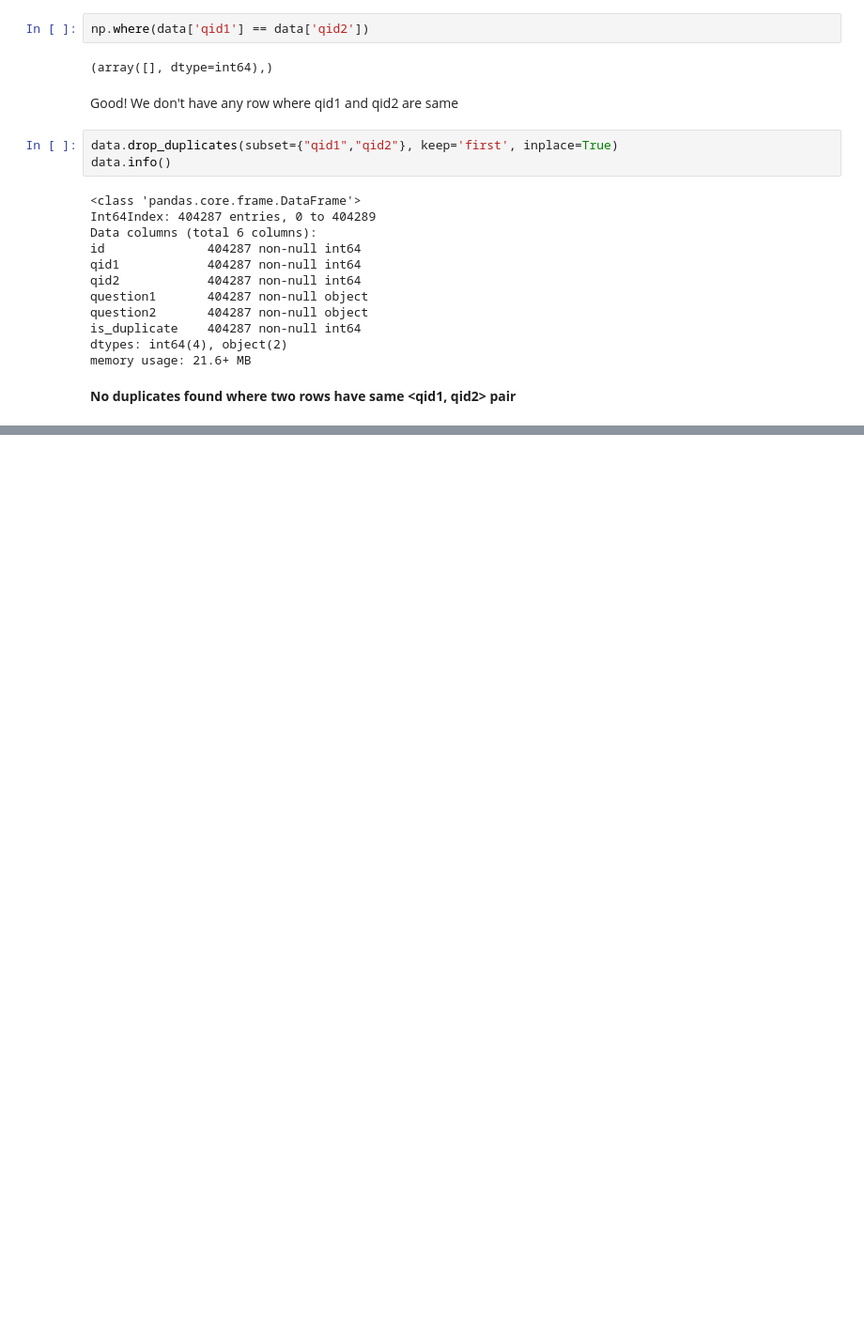
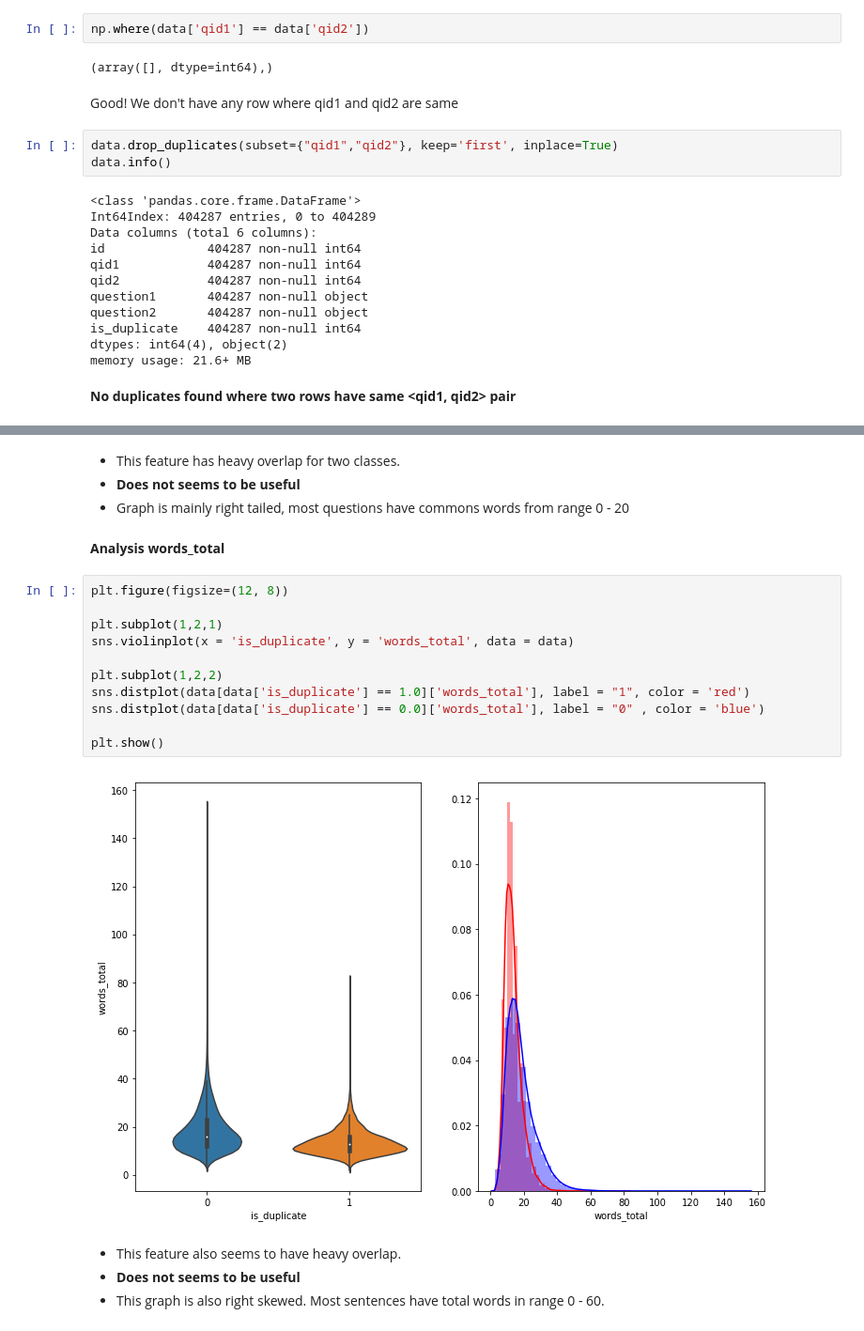
Before and after one commit to NamanJain2050/quora-question-similarity, a Jupyter notebook: quora-question-pair-similarity.ipynb, the cells around one changed output, grey strips where cells are left out. Shown at 94% size. Drawn from its saved outputs; the diff is of its cells as text; blank space fills up the shorter version.

```diff
--- a/quora-question-pair-similarity.ipynb
+++ b/quora-question-pair-similarity.ipynb
@@ -226,0 +337,23 @@ memory usage: 21.6+ MB
+# %% [markdown]
+- This feature has heavy overlap for two classes.
+- <b> Does not seems to be useful </b>
+- Graph is mainly right tailed, most questions have commons words from range 0 - 20
+# %% [markdown]
+<b> Analysis words_total </b>
+# %%
+plt.figure(figsize=(12, 8))
+
+plt.subplot(1,2,1)
+sns.violinplot(x = 'is_duplicate', y = 'words_total', data = data)
+
+plt.subplot(1,2,2)
+sns.distplot(data[data['is_duplicate'] == 1.0]['words_total'], label = "1", color = 'red')
+sns.distplot(data[data['is_duplicate'] == 0.0]['words_total'], label = "0" , color = 'blue')
+
+plt.show()
+# %% [output]
+[figure, added]
+# %% [markdown]
+- This feature also seems to have heavy overlap.
+- <b> Does not seems to be useful </b>
+- This graph is also right skewed. Most sentences have total words in range 0 - 60.
```
Also changed, not shown: parts of 12 cells of this notebook.
